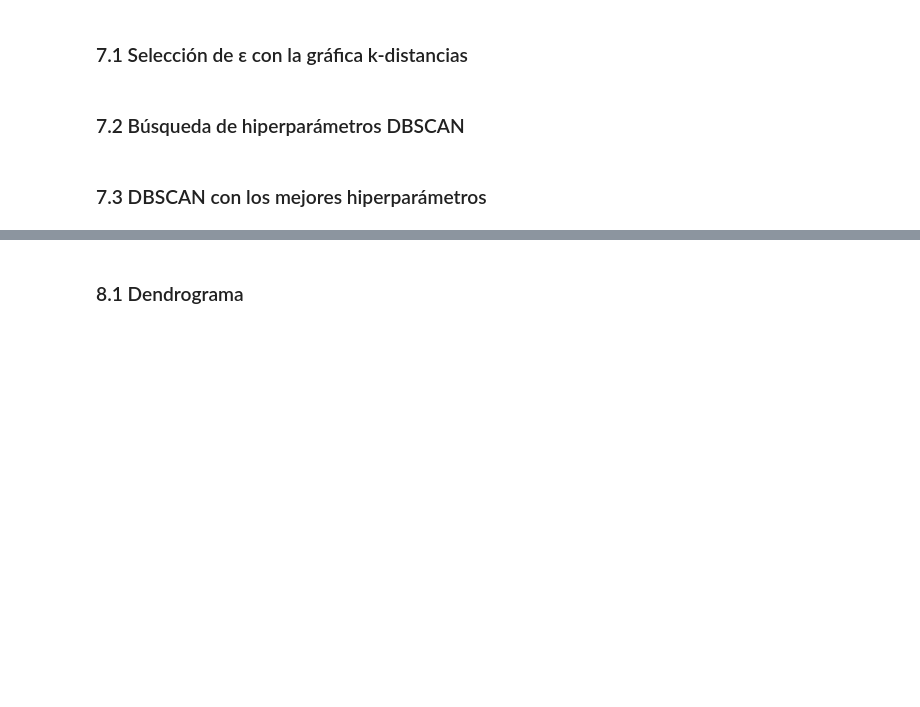
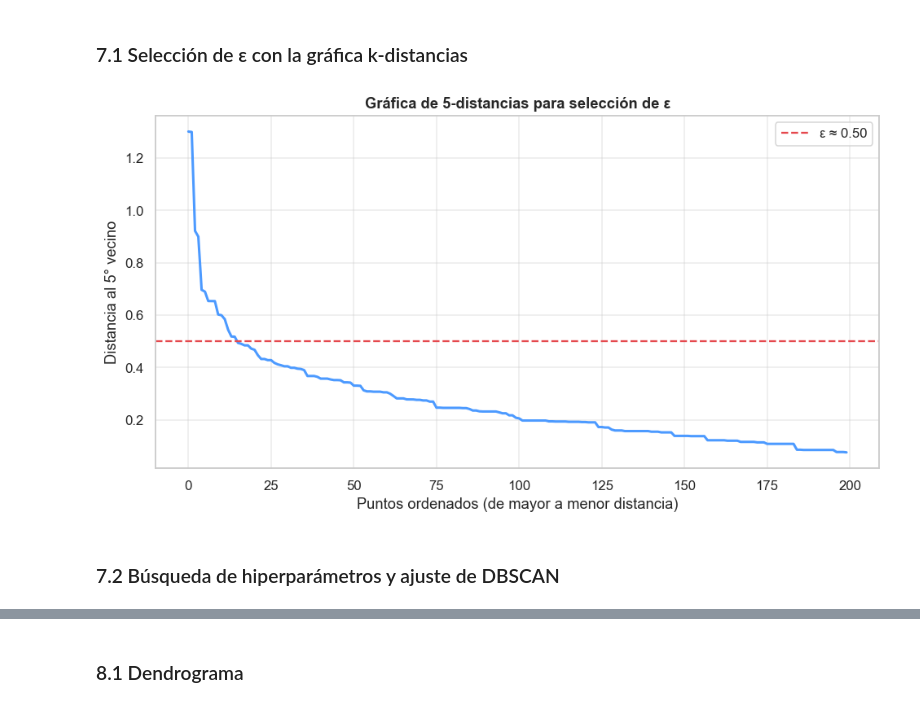
Before and after one commit to EmilianoVS09/Entrega4AnalisisDatos, a Jupyter notebook: Notebooks/Ejercicio_4_Mall_Customers.ipynb, the cells around one changed output, grey strips where cells are left out. Saved outputs shown, nothing was run; the diff lists cells and outputs as text; code cells hidden in the pictures; blank space fills up the shorter version.

```diff
--- a/Notebooks/Ejercicio_4_Mall_Customers.ipynb
+++ b/Notebooks/Ejercicio_4_Mall_Customers.ipynb
@@ -343,22 +374,21 @@ plt.show()
 ### 7.1 Selección de ε con la gráfica k-distancias
 # %%
 from sklearn.neighbors import NearestNeighbors
+import numpy as np
 
-MIN_SAMPLES = 5  # regla heurística: dim*2 o ≥ 5
+MIN_SAMPLES = 5
 nbrs = NearestNeighbors(n_neighbors=MIN_SAMPLES).fit(X_2d)
 distances, _ = nbrs.kneighbors(X_2d)
-k_distances = np.sort(distances[:, MIN_SAMPLES - 1])[::-1]
+k_distances = np.sort(distances[:, MIN_SAMPLES-1])[::-1]
 
 fig, ax = plt.subplots(figsize=(9, 5))
-ax.plot(k_distances, color="#4C9AFF", linewidth=2)
-ax.axhline(y=0.5, color="#E5484D", linestyle="--", linewidth=1.5, label="ε ≈ 0.50")
-ax.set_title(f"Gráfica de {MIN_SAMPLES}-distancias para selección de ε",
-             fontweight="bold")
+ax.plot(k_distances, color="#4C9AFF", lw=2)
+ax.axhline(y=0.5, color="#E5484D", linestyle="--", lw=1.5, label="ε ≈ 0.50")
+ax.set_title(f"Gráfica de {MIN_SAMPLES}-distancias para selección de ε", fontweight="bold")
 ax.set_xlabel("Puntos ordenados (de mayor a menor distancia)")
-ax.set_ylabel(f"Distancia al {MIN_SAMPLES}° vecino más cercano")
-ax.legend()
-ax.grid(True, alpha=0.4)
-plt.tight_layout()
-plt.show()
+ax.set_ylabel(f"Distancia al {MIN_SAMPLES}° vecino"); ax.legend(); ax.grid(True, alpha=0.4)
+plt.tight_layout(); plt.show()
+# %% [output]
+[figure, added]
 # %% [markdown]
-### 7.2 Búsqueda de hiperparámetros DBSCAN
+### 7.2 Búsqueda de hiperparámetros y ajuste de DBSCAN
@@ -389,3 +395 @@ print(top_results.to_string(index=False))
-# %% [markdown]
-### 7.3 DBSCAN con los mejores hiperparámetros
 # %%
```
Also changed, not shown: parts of 39 cells of this notebook.
